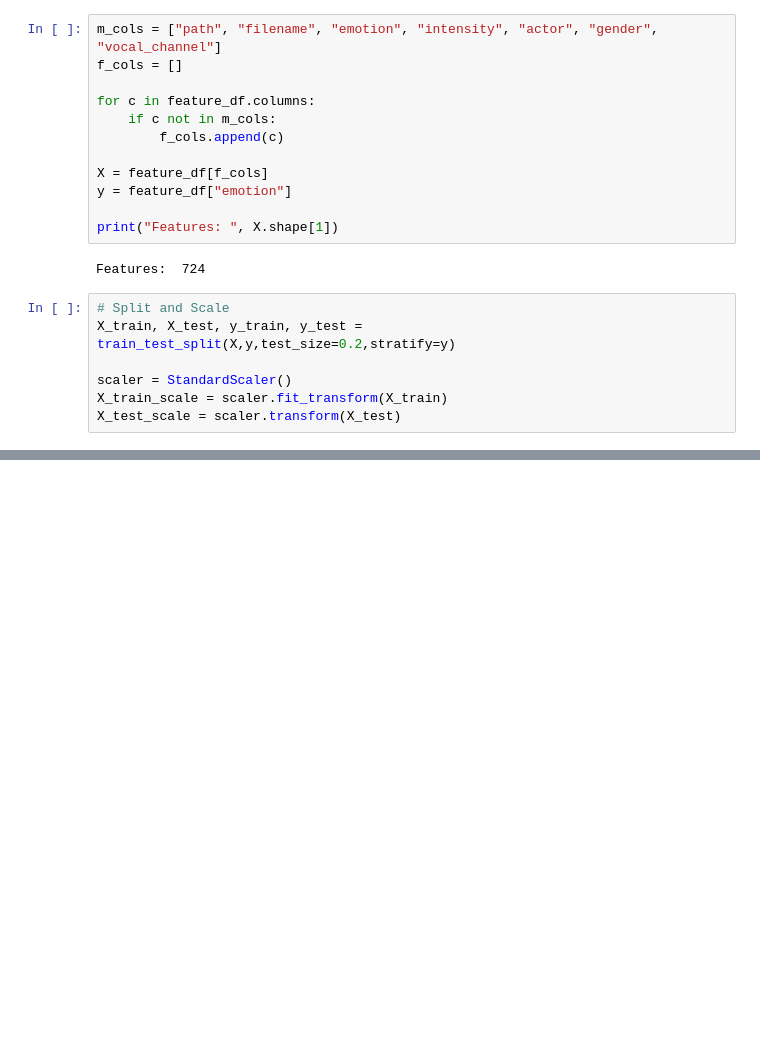
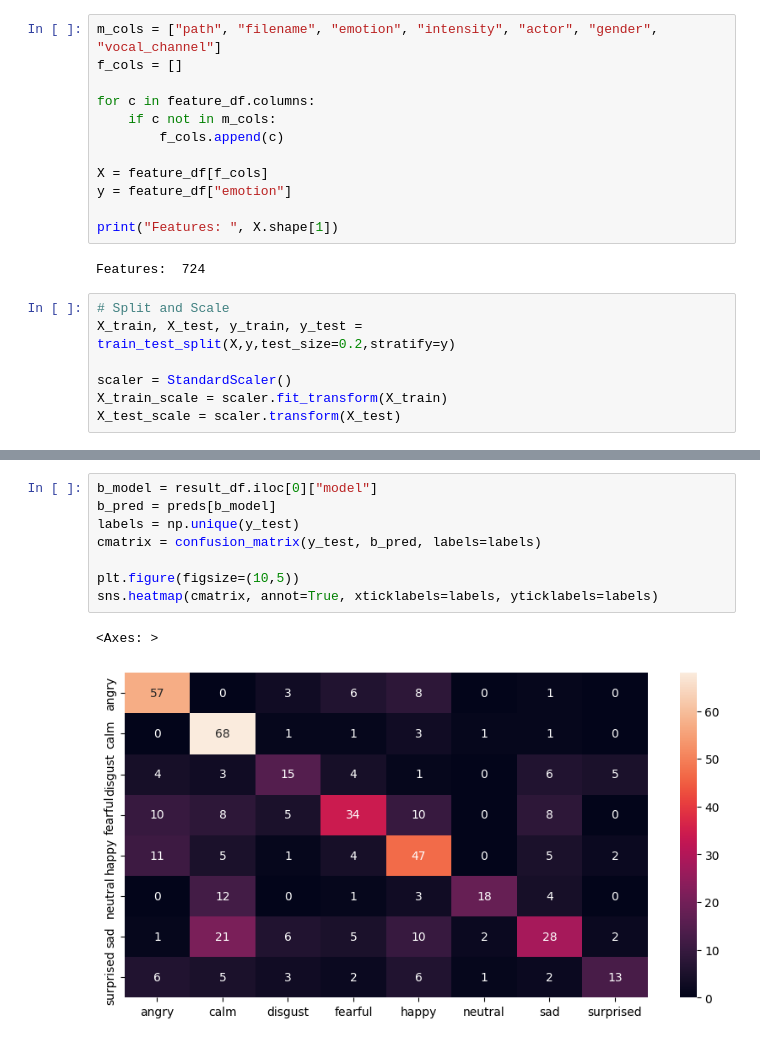
Before and after one commit to daley-tyler/Project_CSE432-532, a Jupyter notebook: SER_Project/notebooks/Trees_Ensembles_9.ipynb, the cells around one changed output, grey strips where cells are left out. Drawn from its saved outputs; the diff is of its cells as text; blank space fills up the shorter version.

```diff
--- a/SER_Project/notebooks/Trees_Ensembles_9.ipynb
+++ b/SER_Project/notebooks/Trees_Ensembles_9.ipynb
@@ -83,3 +83,14 @@ result_df
 | 0 | My Minilearn CART | max_depth=4 | 0.434030 | 0.400818 | 0.389587 | 0.400818 | 0.361067 |
 | 1 | SKlearn DT | max_depth=4 | 0.421803 | 0.382413 | 0.372605 | 0.382413 | 0.348852 |
 | 3 | SKlearn AdaBoost | n_estimators=50, learning_rate=0.5 | 0.388691 | 0.357873 | 0.316266 | 0.357873 | 0.320969 |
+# %%
+b_model = result_df.iloc[0]["model"]
+b_pred = preds[b_model]
+labels = np.unique(y_test)
+cmatrix = confusion_matrix(y_test, b_pred, labels=labels)
+
+plt.figure(figsize=(10,5))
+sns.heatmap(cmatrix, annot=True, xticklabels=labels, yticklabels=labels)
+# %% [output]
+<Axes: >
+[figure, added]
```
Also changed, not shown: 1 other file.
